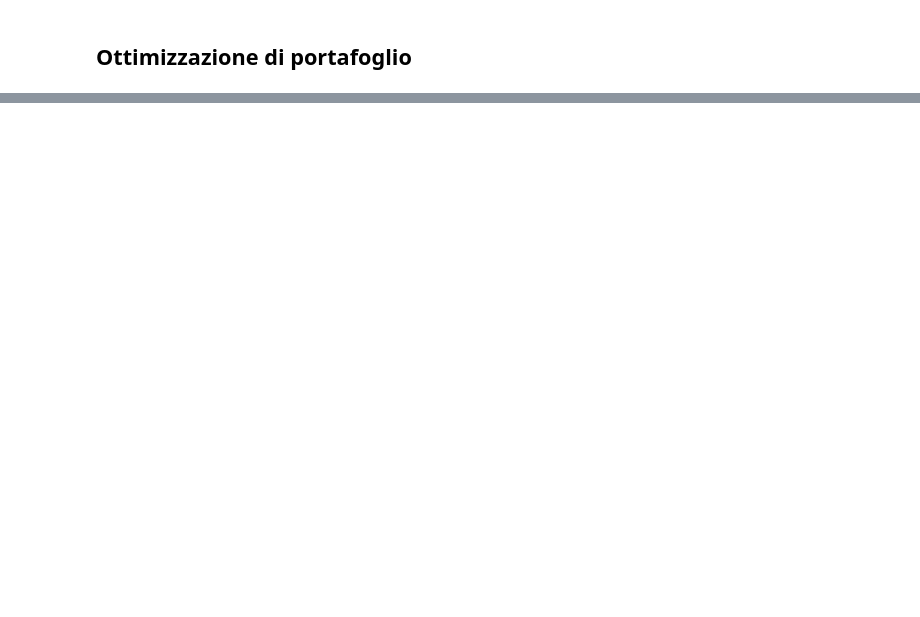
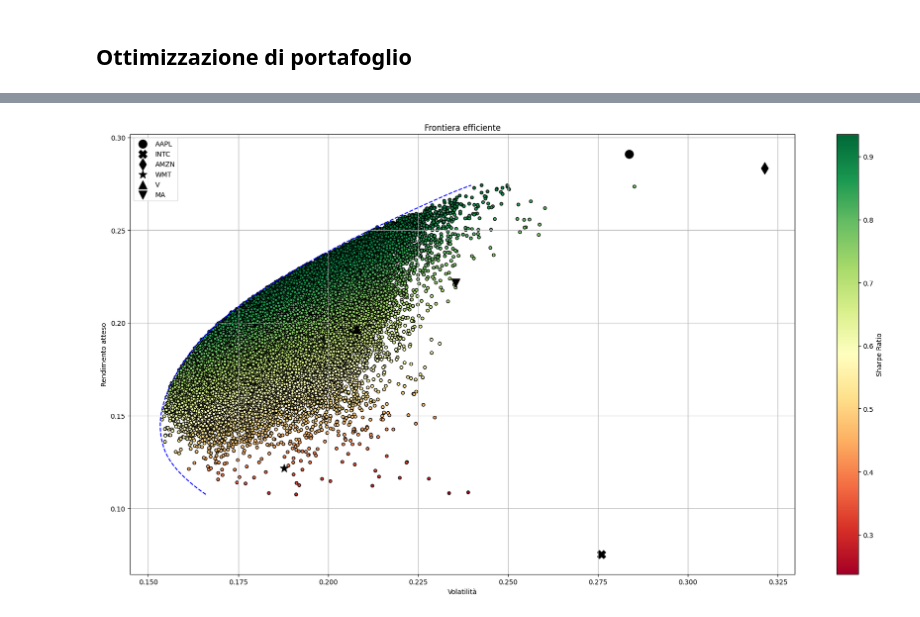
Before and after one commit to Pynci/business-intelligence, a Jupyter notebook: progetto/progetto.ipynb, the cells around one changed output, grey strips where cells are left out. Saved outputs shown, nothing was run; the diff lists cells and outputs as text; code cells hidden in the pictures; blank space fills up the shorter version.

```diff
--- a/progetto/progetto.ipynb
+++ b/progetto/progetto.ipynb
@@ -999 +1137,19 @@ coefficienti_fama_french
+# %%
+# Metodo di simulazione
+rendimenti_sim, volatilita_sim = calcola_rendimenti_volatilita_portafogli(pesi, rendimenti_medi_annualizzati, matrice_covarianza)
+sharpe_ratio_sim = calcola_sharpe_ratio(rendimenti_sim, volatilita_sim, stima_rf)
+risultati_sim = crea_dataframe_risultati(rendimenti_sim, volatilita_sim, sharpe_ratio_sim)
+portafoglio_max_sr_sim = trova_portafoglio_max_sharpe(risultati_sim)
+# %%
+# Metodo analitico
+range_ritorni_an = np.linspace(risultati_sim['Rendimenti'].min(), risultati_sim['Rendimenti'].max(), 100)
+portafogli_efficienti_an = prendi_frontiera_efficiente(rendimenti_medi_annualizzati, matrice_covarianza, range_ritorni_an)
+volatilita_frontiera_efficiente_an = [port['fun'] for port in portafogli_efficienti_an]
+rendimenti_frontiera_efficiente_an = range_ritorni_an
+portafoglio_max_sr_an = trova_portafoglio_max_sharpe_analitico(rendimenti_medi_annualizzati, matrice_covarianza, stima_rf)
+# %%
+# Visualizzazione dei risultati
+visualizza_risultati(risultati_sim, volatilita_frontiera_efficiente_an, rendimenti_frontiera_efficiente_an, tickers, matrice_covarianza, rendimenti_medi_annualizzati)
+# %% [output]
+[figure, added]
 # %%
```
Also changed, not shown: parts of 35 cells of this notebook, 5 other files.
